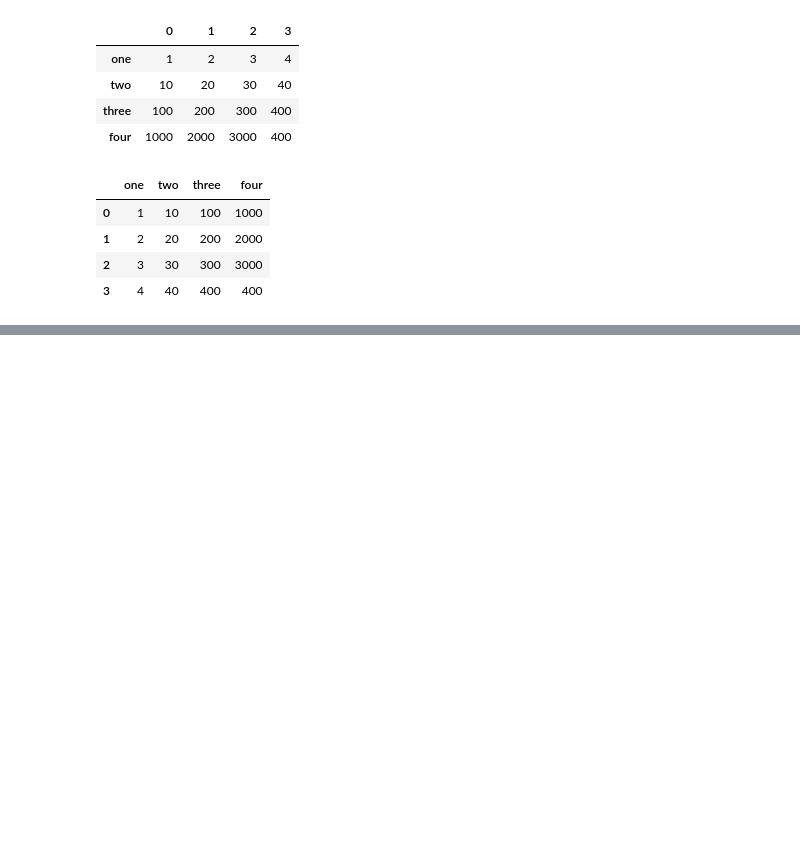
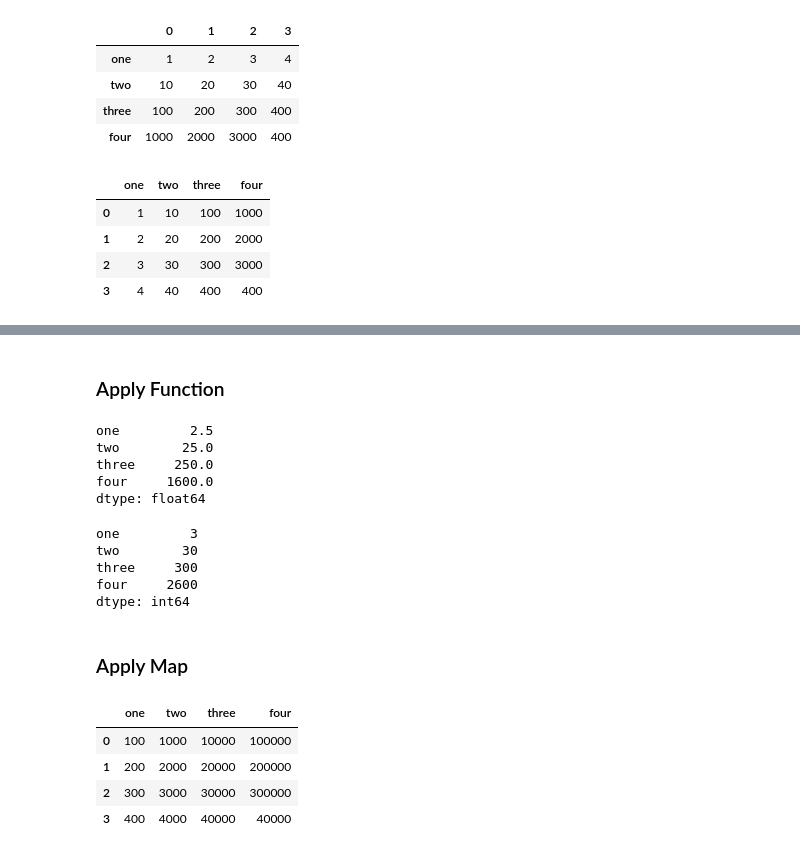
Before and after one commit to sharma-08harsh/Pandas_practice, a Jupyter notebook: Pandas_practice.ipynb, the cells around one changed output, grey strips where cells are left out. Drawn from its saved outputs; the diff is of its cells as text; code cells hidden in the pictures; blank space fills up the shorter version.

```diff
--- a/Pandas_practice.ipynb
+++ b/Pandas_practice.ipynb
@@ -187,0 +318,28 @@ df
+# %% [markdown]
+### Apply Function
+# %%
+df.apply(np.mean)
+# %% [output]
+one         2.5
+two        25.0
+three     250.0
+four     1600.0
+dtype: float64
+# %%
+df.apply(lambda x:x.max()-x.min())
+# %% [output]
+one         3
+two        30
+three     300
+four     2600
+dtype: int64
+# %% [markdown]
+### Apply Map
+# %%
+df.map(lambda x: x*100)
+# %% [output]
+|  | one | two | three | four |
+| 0 | 100 | 1000 | 10000 | 100000 |
+| 1 | 200 | 2000 | 20000 | 200000 |
+| 2 | 300 | 3000 | 30000 | 300000 |
+| 3 | 400 | 4000 | 40000 | 40000 |
```
Also changed, not shown: parts of 22 cells of this notebook.
